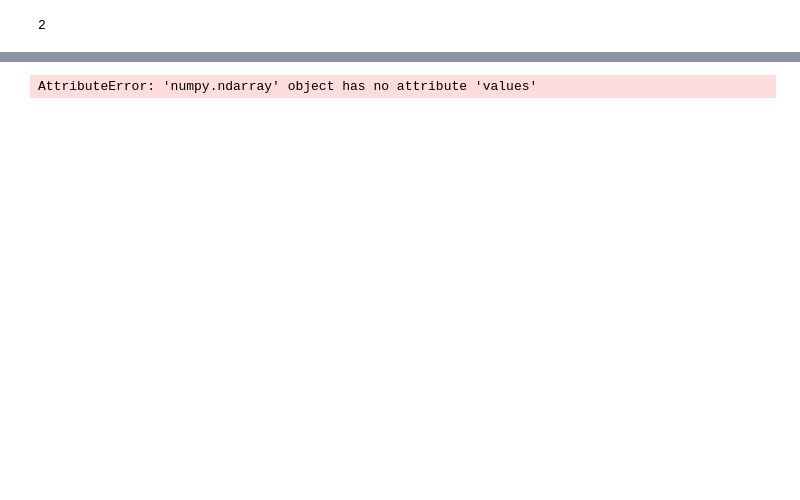
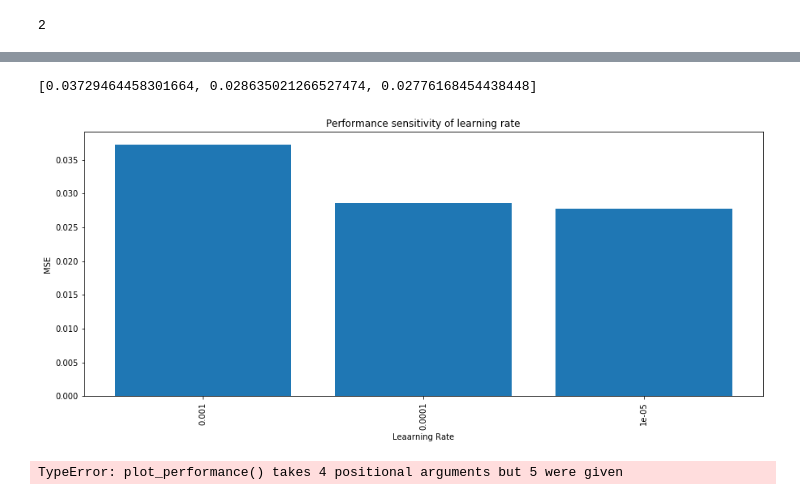
Before and after one commit to Fiyin39/com4509--assignment2, a Jupyter notebook: COM4509-6509_Assignment_2_UCard_XXXXXXXXX(1).ipynb, the cells around one changed output, grey strips where cells are left out. Drawn from its saved outputs; the diff is of its cells as text; code cells hidden in the pictures; blank space fills up the shorter version.

Commit message:
q4 - Calculated and plotted mse

```diff
--- a/COM4509-6509_Assignment_2_UCard_XXXXXXXXX(1).ipynb
+++ b/COM4509-6509_Assignment_2_UCard_XXXXXXXXX(1).ipynb
@@ -959,6 +967,11 @@ max_epochs = [1, 5, 10]
 #Keep max_epochs at 1
 myAE1 = Autoencoder()
 learning_rate_recon_errors = []
-for i in learning_rate:
-    learning_rate_recon_errors,_ = train_and_evaluate(i, max_epochs[0], myAE1)
+for i in range(len(learning_rate)):
+    errors,_ = train_and_evaluate(learning_rate[i], max_epochs[0], myAE1)
+    arr = []
+    for i in range(len(errors)):
+        value = errors[i].numpy()
+        arr.append(value)
+    learning_rate_recon_errors.append(arr)
 # %% [output]
@@ -974,5 +983,10 @@ print(learning_rate_recon_errors[0].detach().numpy())
 #Keep learning rate at 1e-3
 myAE2 = Autoencoder()
 max_epochs_recon_errors = []
-for i in max_epochs:
-    max_epochs_recon_errors = train_and_evaluate(i, learning_rate[0], myAE2)
+for i in range(len(max_epochs)):
+    errors,_ = train_and_evaluate(learning_rate[0], max_epochs[i], myAE2)
+    arr = []
+    for i in range(len(errors)):
+        value = errors[i].numpy()
+        arr.append(value)
+    max_epochs_recon_errors.append(arr)
@@ -978,0 +1001,16 @@ for i in max_epochs:
+# %%
+def calculate_mean(values):
+    mean_errors = []
+    for array in values:
+        sum_values = 0
+        count = 0
+        for i in range(len(array)):
+            sum_values += array[i]
+            count += 1
+        mean_errors.append(sum_values/count)
+    return mean_errors
+# %%
+mean_lr_errors = calculate_mean(learning_rate_recon_errors)
+print(mean_lr_errors)
+# %% [output]
+[0.03729464458301664, 0.028635021266527474, 0.02776168454438448]
@@ -991,14 +1027,16 @@ def plot_performance(errors, title, y_axis_label):
 # %%
 #Visualise MSE with learning rate variations
 title = "Performance sensitivity of learning rate"
 y_axis_label = "MSE"
-errors = learning_rate_recon_errors
-plot_performance(errors, title, y_axis_label)
+x_label = "Leaarning Rate"
+plot_graph(title, y_axis_label, mean_lr_errors, learning_rate, x_label)
 # %% [output]
-AttributeError: 'numpy.ndarray' object has no attribute 'values'
+[figure, added]
 # %%
 #Visualise performance of max_epochs
 title = "Performance sensitivity of max_epochs"
 y_axis_label = "MSE"
-errors = max_epochs_recon_errors
-plot_performance(errors, title, y_axis_label)
+x_label = "Max_Epochs"
+plot_performance(title, y_axis_label ,mean_me_errors, max_epochs, x_label)
+# %% [output]
+TypeError: plot_performance() takes 4 positional arguments but 5 were given
```
Also changed, not shown: parts of 13 cells of this notebook.
